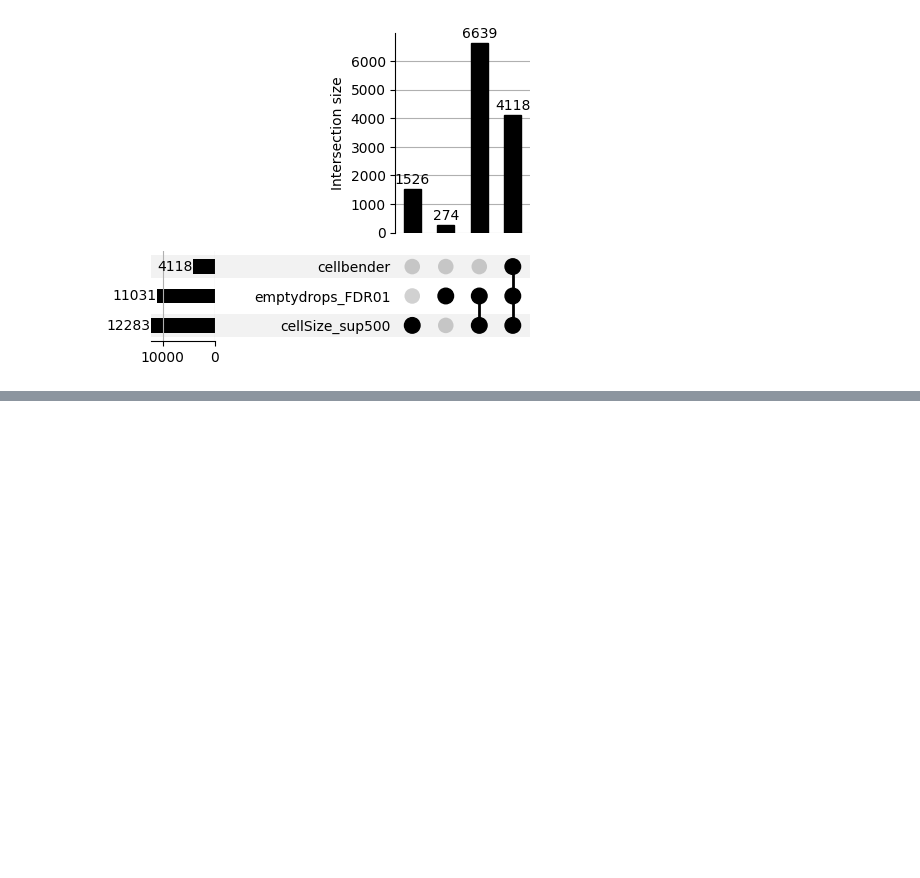
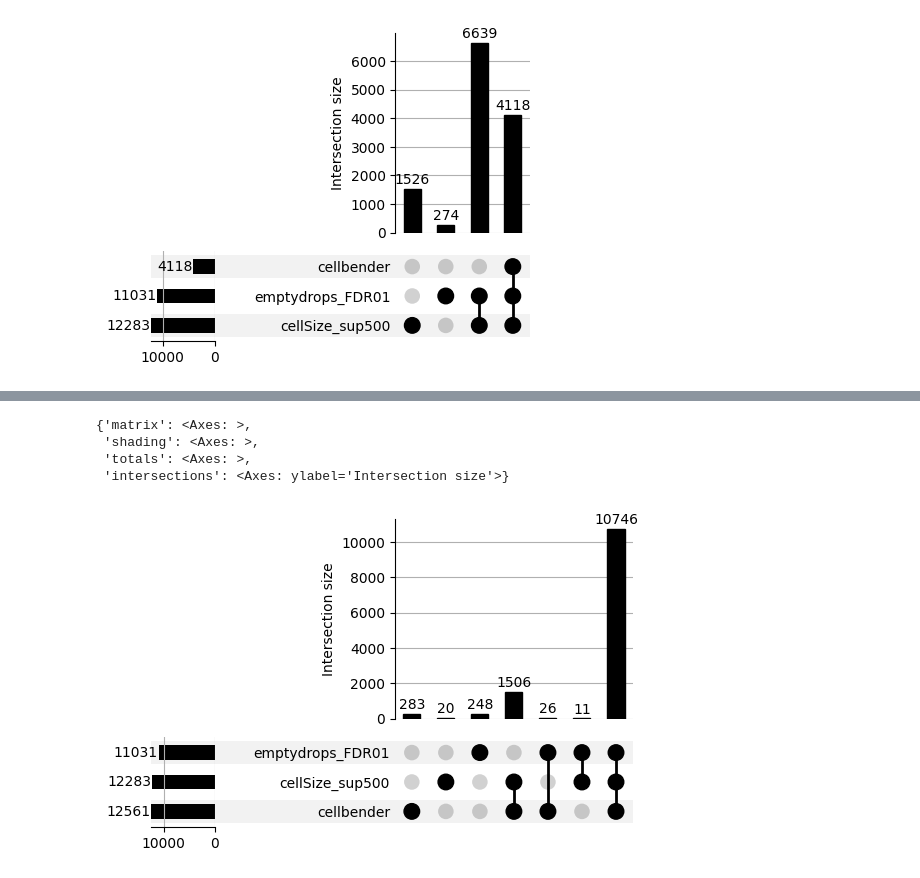
Before and after one commit to WhiteLabGenomics/terraPipelines, a Jupyter notebook: notebook/optimus_AmbiantRNA_tools_comparison.ipynb, the cells around one changed output, grey strips where cells are left out. Drawn from its saved outputs; the diff is of its cells as text; code cells hidden in the pictures; blank space fills up the shorter version.

```diff
--- a/notebook/optimus_AmbiantRNA_tools_comparison.ipynb
+++ b/notebook/optimus_AmbiantRNA_tools_comparison.ipynb
@@ -107,10 +108,10 @@ h5_url
 # Load data
 adata_cellbender_out_filtered = anndata_from_h5('/Users/xiliu/Documents/analysis/terraPipelines/scAtlas/tmp/10k_pbmc_v3_out_filtered.h5')
 adata_cellbender_out = anndata_from_h5('/Users/xiliu/Documents/analysis/terraPipelines/scAtlas/tmp/10k_pbmc_v3_out.h5')
-#adata_cellbender_out_posterior = anndata_from_h5('/Users/xiliu/Documents/analysis/terraPipelines/scAtlas/tmp/10k_pbmc_v3_out_posterior.h5')
+adata_cellbender_out_filtered_defaultParameter = anndata_from_h5('/Users/xiliu/Documents/analysis/terraPipelines/scAtlas/tmp/10k_pbmc_v3_out_filtered_cellbenderDefault.h5')
 
 display(adata_cellbender_out_filtered)
 display(adata_cellbender_out)
-#display(adata_cellbender_out_posterior)
+display(adata_cellbender_out_filtered_defaultParameter)
 # %% [output]
 Assuming we are loading a "filtered" file that contains only cells.
@@ -202,0 +215,18 @@ UpSet(IsCell_lax, subset_size='count', show_counts=True).plot()
+# %%
+emptydrops_FDR01 = emptydrops_IsCell_true.index.to_list()
+cellSize_sup500 = adata_BCsup500.obs.index.to_list()
+cellbender_filtered_defaultParameter = adata_cellbender_out_filtered_defaultParameter.obs.index.to_list()
+(emptydrops_FDR01, cellSize_sup500, cellbender_filtered_defaultParameter)
+
+
+IsCell_lax = from_contents({'emptydrops_FDR01': emptydrops_FDR01,
+                             'cellSize_sup500': cellSize_sup500,
+                             'cellbender': cellbender_filtered_defaultParameter,})
+
+UpSet(IsCell_lax, subset_size='count', show_counts=True).plot()
+# %% [output]
+{'matrix': <Axes: >,
+ 'shading': <Axes: >,
+ 'totals': <Axes: >,
+ 'intersections': <Axes: ylabel='Intersection size'>}
+[figure, added]
```
Also changed, not shown: parts of 4 cells of this notebook, 1 other file.
